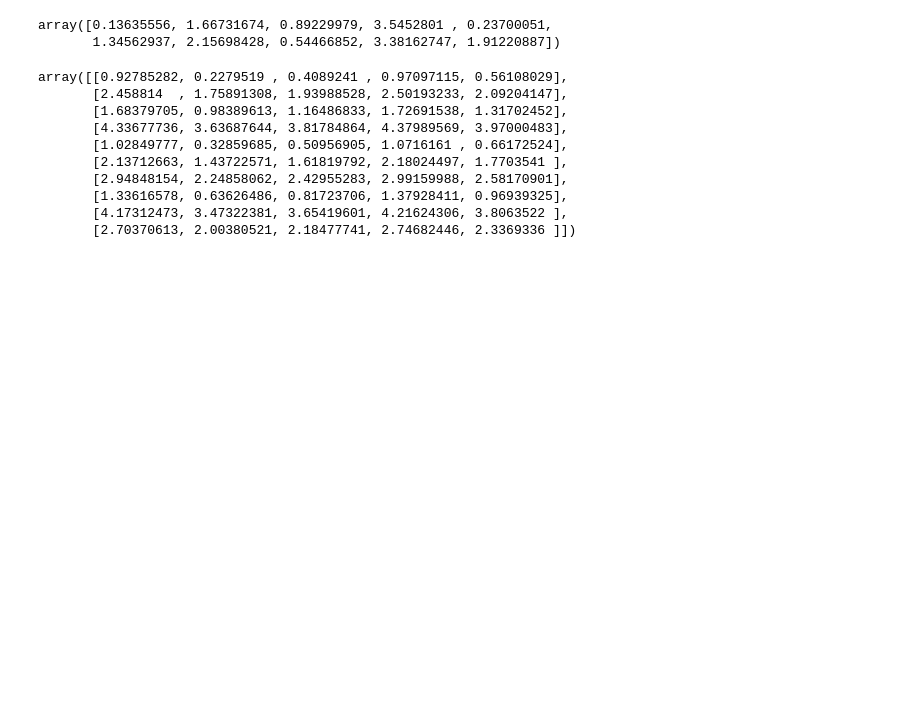
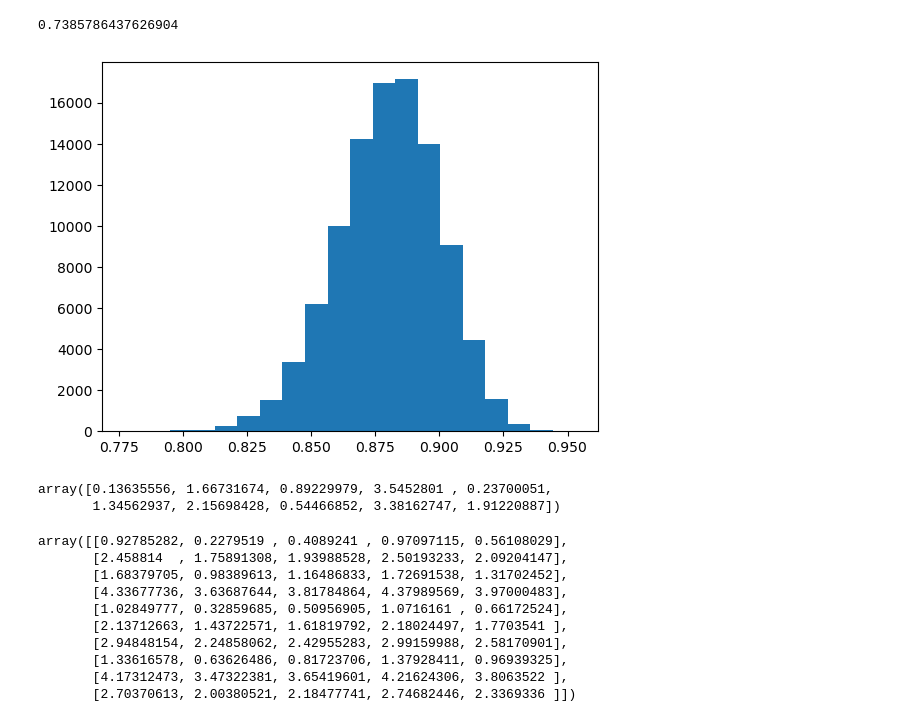
Before and after one commit to redam94/BayesInsight, a Jupyter notebook: FoottrafficModel.ipynb, the cells around one changed output. Saved outputs shown, nothing was run; the diff lists cells and outputs as text; code cells hidden in the pictures; blank space fills up the shorter version.

```diff
--- a/FoottrafficModel.ipynb
+++ b/FoottrafficModel.ipynb
@@ -18,6 +18,14 @@ import arviz as az
 import xarray as xr
 # %%
 ft_model = FoottrafficModel.load('complex_model')
+# %%
+.88 - np.sqrt(.02)
+# %% [output]
+0.7385786437626904
+# %%
+plt.hist(pm.Beta.dist(mu=.88, sigma=.02, size=100_000).eval(), bins=20);
+# %% [output]
+[figure, added]
 # %%
 geo_fixed_effects = np.abs(np.random.randn(10) + 2)
 product_mixed_effects = np.abs(np.random.randn(5)*.5)
```
Also changed, not shown: 3 other files.
